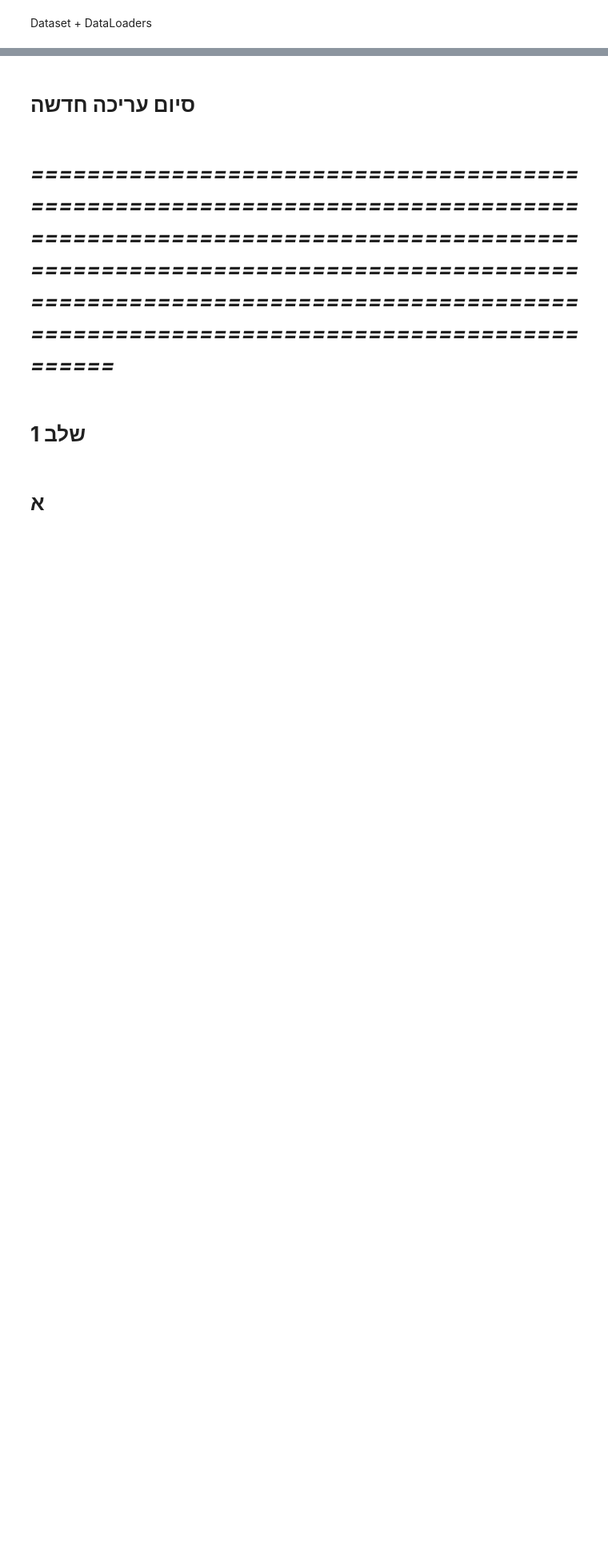
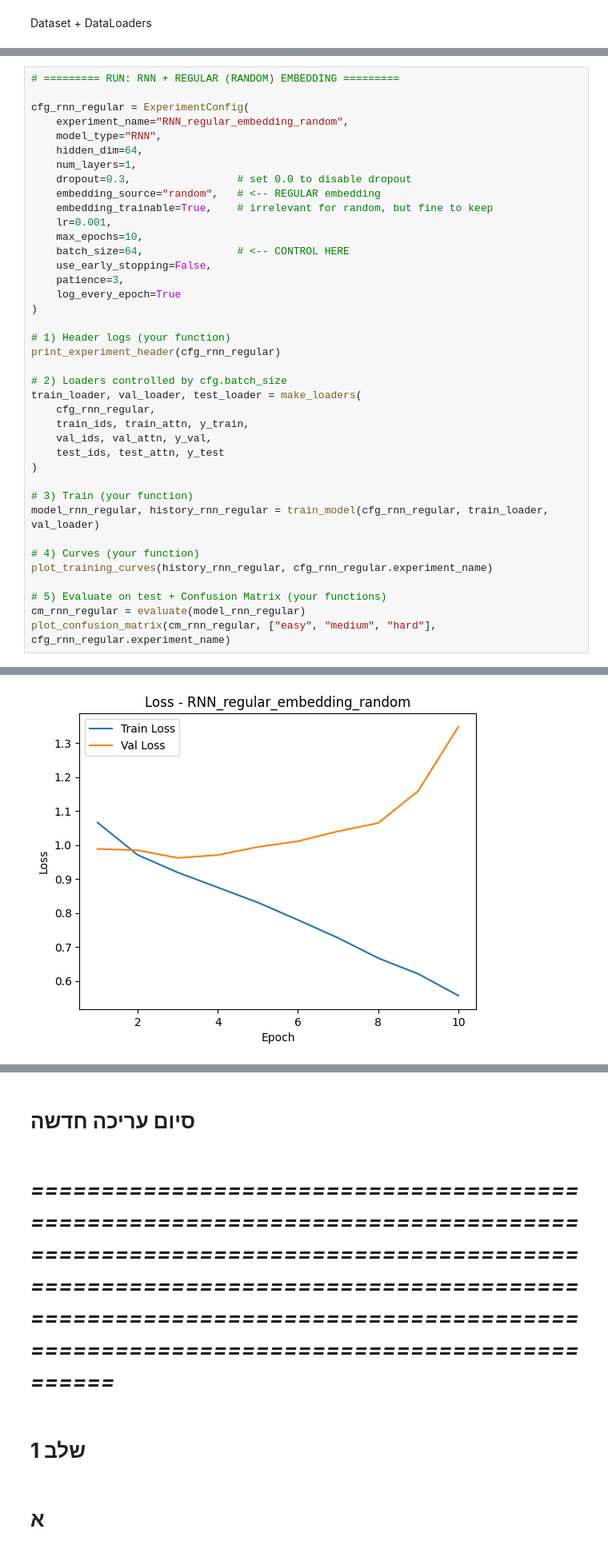
Before and after one commit to eliyahuav/NLP-project, a Jupyter notebook: PART5_Deep Learning for Text Classification.ipynb, the cells around one changed output, grey strips where cells are left out. Shown at 80% size. Drawn from its saved outputs; the diff is of its cells as text; blank space fills up the shorter version.

```diff
--- a/PART5_Deep Learning for Text Classification.ipynb
+++ b/PART5_Deep Learning for Text Classification.ipynb
@@ -555,0 +771,40 @@ def run_experiment(cfg: ExperimentConfig):
+# %%
+# ========= RUN: RNN + REGULAR (RANDOM) EMBEDDING =========
+
+cfg_rnn_regular = ExperimentConfig(
+    experiment_name="RNN_regular_embedding_random",
+    model_type="RNN",
+    hidden_dim=64,
+    num_layers=1,
+    dropout=0.3,                 # set 0.0 to disable dropout
+    embedding_source="random",   # <-- REGULAR embedding
+    embedding_trainable=True,    # irrelevant for random, but fine to keep
+    lr=0.001,
+    max_epochs=10,
+    batch_size=64,               # <-- CONTROL HERE
+    use_early_stopping=False,
+    patience=3,
+    log_every_epoch=True
+)
+
+# 1) Header logs (your function)
+print_experiment_header(cfg_rnn_regular)
+
+# 2) Loaders controlled by cfg.batch_size
+train_loader, val_loader, test_loader = make_loaders(
+    cfg_rnn_regular,
+    train_ids, train_attn, y_train,
+    val_ids, val_attn, y_val,
+    test_ids, test_attn, y_test
+)
+
+# 3) Train (your function)
+model_rnn_regular, history_rnn_regular = train_model(cfg_rnn_regular, train_loader, val_loader)
+
+# 4) Curves (your function)
+plot_training_curves(history_rnn_regular, cfg_rnn_regular.experiment_name)
+
+# 5) Evaluate on test + Confusion Matrix (your functions)
+cm_rnn_regular = evaluate(model_rnn_regular)
+plot_confusion_matrix(cm_rnn_regular, ["easy", "medium", "hard"], cfg_rnn_regular.experiment_name)
+# %% [output]
@@ -555,0 +828 @@ def run_experiment(cfg: ExperimentConfig):
+[figure, added]
```
Also changed, not shown: parts of 75 cells of this notebook.
